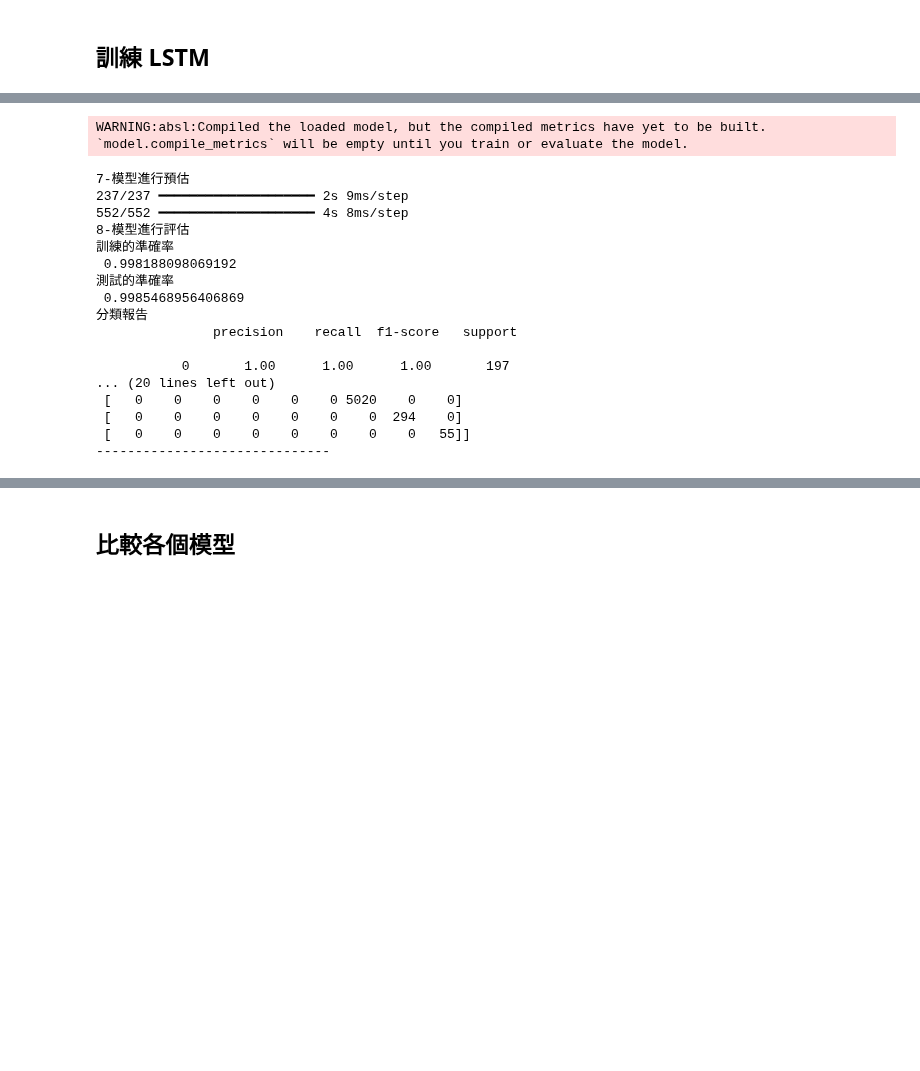
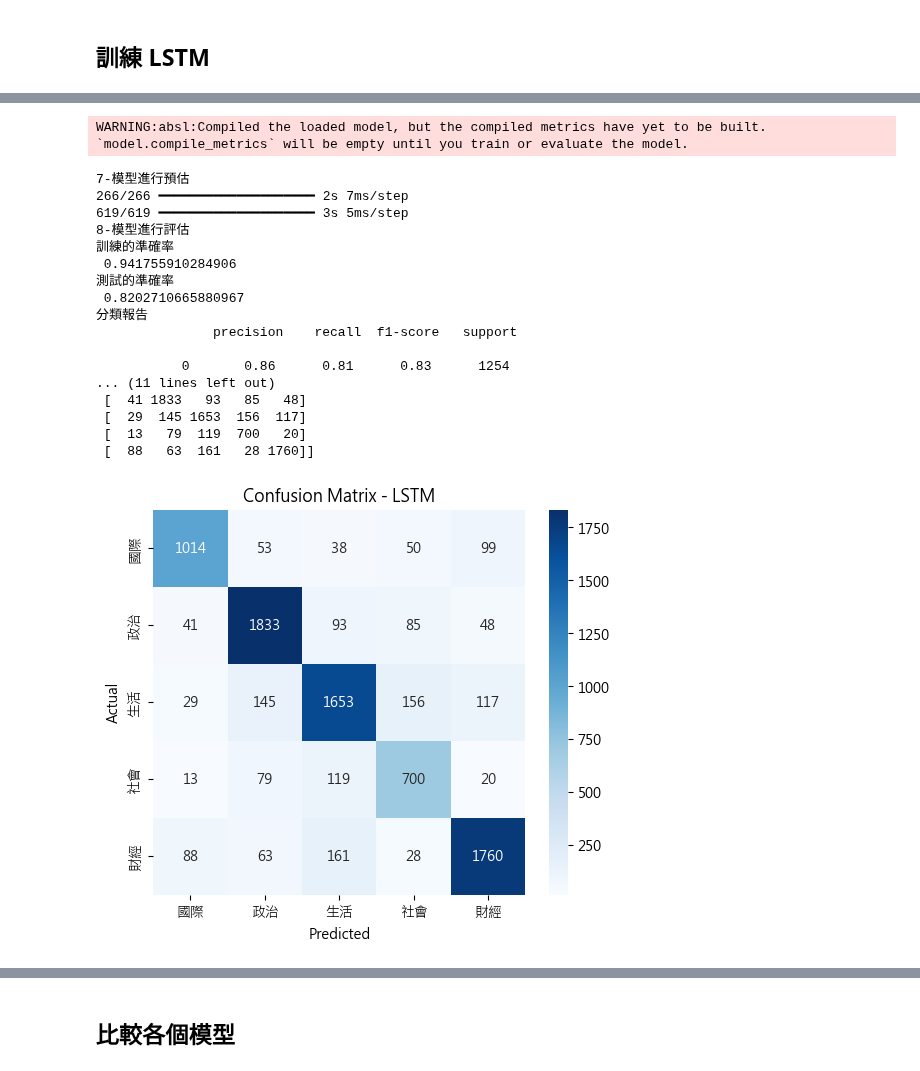
Before and after one commit to wk4t96/text-clf, a Jupyter notebook: train_model/2_新聞標題分類訓練-LSTM.ipynb, the cells around one changed output, grey strips where cells are left out. Drawn from its saved outputs; the diff is of its cells as text; code cells hidden in the pictures; blank space fills up the shorter version.

```diff
--- a/train_model/2_新聞標題分類訓練-LSTM.ipynb
+++ b/train_model/2_新聞標題分類訓練-LSTM.ipynb
@@ -155,7 +316,7 @@ from sklearn.metrics import confusion_matrix #混淆矩陣
 from tensorflow import keras
 import numpy as np
 
-loaded_model = keras.models.load_model("model_files/lstm_news_model.h5")
+loaded_model = keras.models.load_model("model_files/lstm_news_model_RMSprop.h5")
 print('7-模型進行預估')
 # predict1 = loaded_model.predict(X_test)
 # predict2 = loaded_model.predict(X_train)
@@ -180,23 +341,45 @@ print('訓練的準確率\n', accuracy_score(y_train, predict2))
 print('測試的準確率\n', accuracy_score(y_test, predict1))
 print('分類報告\n', classification_report(y_test, predict1))
 print('混淆矩陣\n', confusion_matrix(y_test, predict1))
-print('-' * 30) # 添加分隔線以區分不同模型的輸出
 # %% [output]
 WARNING:absl:Compiled the loaded model, but the compiled metrics have yet to be built. `model.compile_metrics` will be empty until you train or evaluate the model.
 7-模型進行預估
-237/237 ━━━━━━━━━━━━━━━━━━━━ 2s 9ms/step
-552/552 ━━━━━━━━━━━━━━━━━━━━ 4s 8ms/step
+266/266 ━━━━━━━━━━━━━━━━━━━━ 2s 7ms/step
+619/619 ━━━━━━━━━━━━━━━━━━━━ 3s 5ms/step
 8-模型進行評估
 訓練的準確率
- 0.998188098069192
+ 0.941755910284906
 測試的準確率
- 0.9985468956406869
+ 0.8202710665880967
 分類報告
                precision    recall  f1-score   support
 
-           0       1.00      1.00      1.00       197
-... (20 lines left out)
- [   0    0    0    0    0    0 5020    0    0]
- [   0    0    0    0    0    0    0  294    0]
- [   0    0    0    0    0    0    0    0   55]]
-------------------------------
+           0       0.86      0.81      0.83      1254
+... (11 lines left out)
+ [  41 1833   93   85   48]
+ [  29  145 1653  156  117]
+ [  13   79  119  700   20]
+ [  88   63  161   28 1760]]
+# %%
+import matplotlib.pyplot as plt
+import matplotlib
+import seaborn as sns
+from sklearn.metrics import confusion_matrix
+# 設定全域中文字型（Windows 常用字型：Microsoft JhengHei 微軟正黑體）
+matplotlib.rcParams['font.family'] = 'Microsoft JhengHei'
+
+# 假設 predict1 是你的模型預測結果
+cm = confusion_matrix(y_test, predict1)
+# 2️⃣ 取得 class 名稱對應
+class_names = label_encoder.classes_
+
+# 畫圖
+plt.figure(figsize=(6,5))
+sns.heatmap(cm, annot=True, fmt='d', cmap='Blues',
+            xticklabels=class_names, yticklabels=class_names)  # fmt='d' 表示整數
+plt.title('Confusion Matrix - LSTM')
+plt.xlabel('Predicted')
+plt.ylabel('Actual')
+plt.show()
+# %% [output]
+[figure, added]
```
Also changed, not shown: parts of 16 cells of this notebook, 3 other files.
